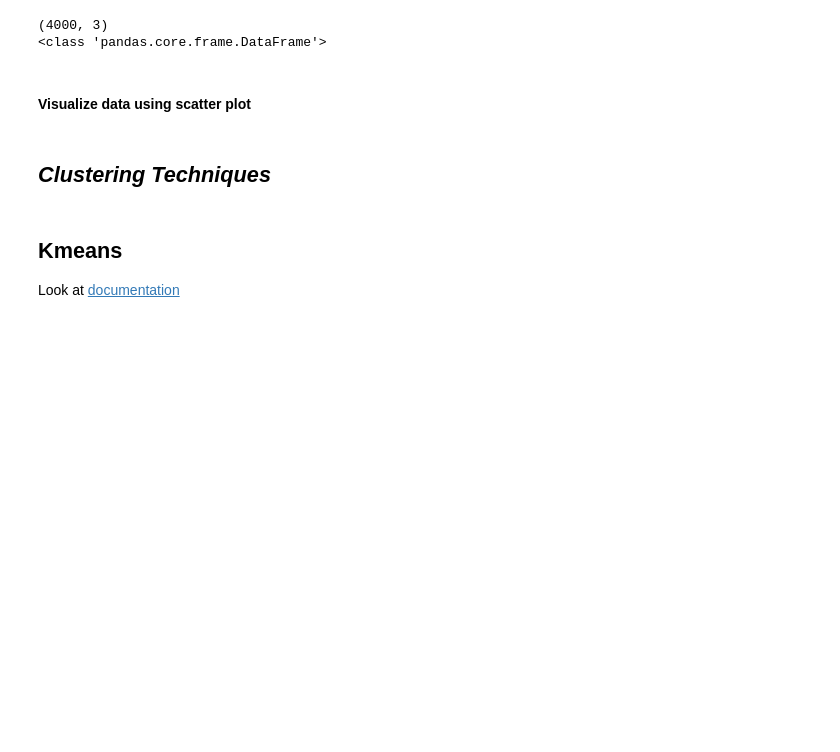
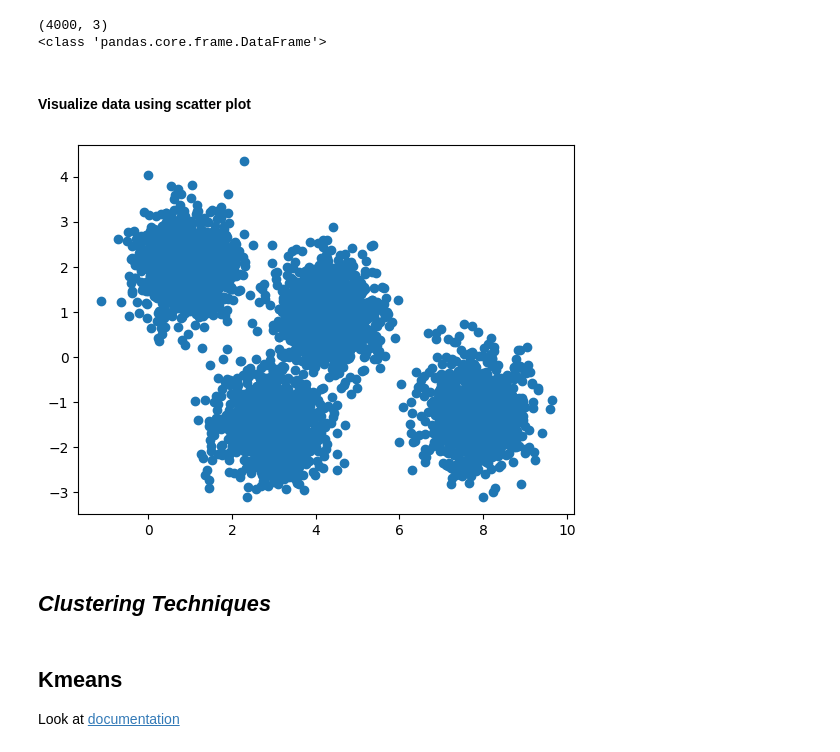
Before and after one commit to CristianCosci/Machine_Learning_Laboratories_Lectures, a Jupyter notebook: 04_Clustering/Clustering.ipynb, the cells around one changed output. Saved outputs shown, nothing was run; the diff lists cells and outputs as text; code cells hidden in the pictures; blank space fills up the shorter version.

```diff
--- a/04_Clustering/Clustering.ipynb
+++ b/04_Clustering/Clustering.ipynb
@@ -28,0 +20,3 @@ with zipfile.ZipFile('dataset/dataset_clustering.zip', 'r') as zip_ref:
+# %%
+dummy_dataset = pd.read_csv("dataset/blob_data2D.csv", sep=",")
+dummy_dataset.head()
@@ -39,3 +39,8 @@ with zipfile.ZipFile('dataset/dataset_clustering.zip', 'r') as zip_ref:
+# %%
+plt.scatter(dummy_dataset.iloc[:, 1], dummy_dataset.iloc[:,2])
+plt.show()
+# %% [output]
+[figure, added]
 # %% [markdown]
 ## *Clustering Techniques*
 # %% [markdown]
```
Also changed, not shown: parts of 35 cells of this notebook.
